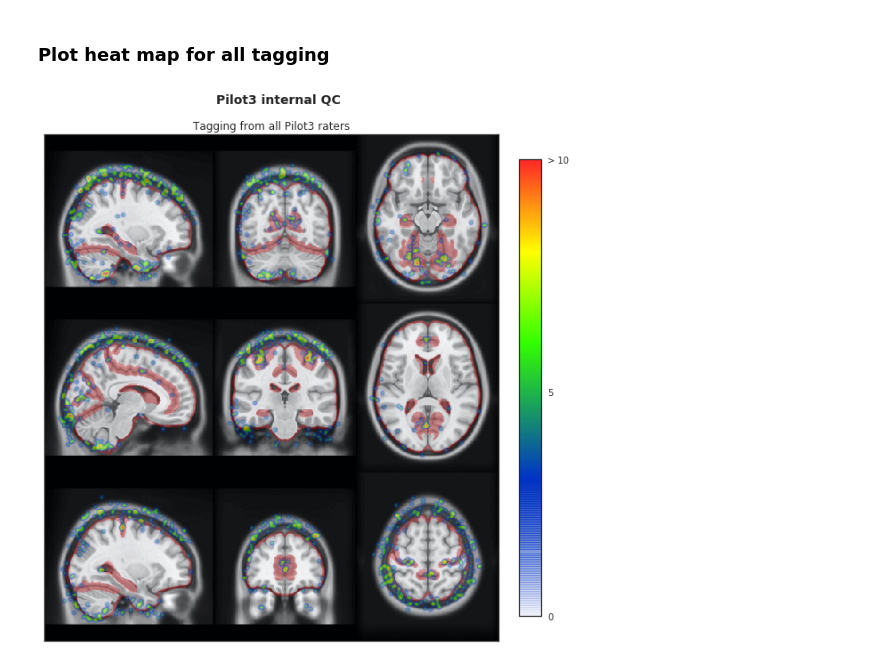
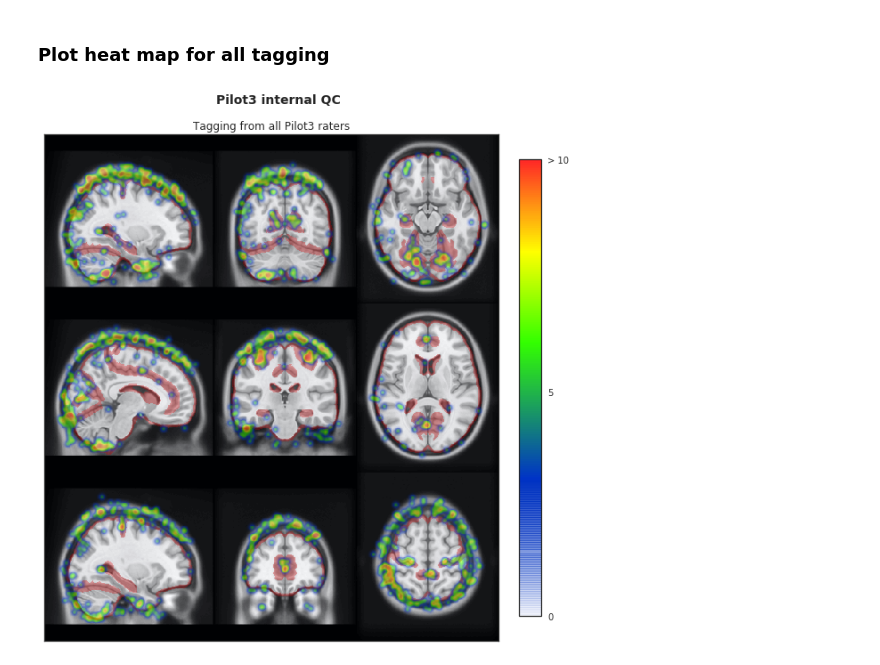
Before and after one commit to SIMEXP/brain_match, a Jupyter notebook: notebooks/Pilot3_internal_QC_results.ipynb, the cells around one changed output. Saved outputs shown, nothing was run; the diff lists cells and outputs as text; code cells hidden in the pictures.

```diff
--- a/notebooks/Pilot3_internal_QC_results.ipynb
+++ b/notebooks/Pilot3_internal_QC_results.ipynb
@@ -492,32 +507,32 @@ patches=list()
 for ind, row in df_ids_imgnm.iterrows():
     out_tmp = out_tag[out_tag['ID'] == row.ID]
     patches.append([(row.x,row.y) for ind,row in out_tmp.iterrows()])
 
 patches = [x for x in sum(patches,[]) if str(x[0]) != 'nan']
 
 # plot heat map on the template
 f, axes = plt.subplots(1, 1,figsize = (10,14))
 f.subplots_adjust(hspace= .8)
 f.suptitle('Pilot3 internal QC',x=0.49,y=.83, fontsize=14, fontweight='bold')
 
 img = Image.open('../data/Misc/template_stereotaxic_v2.png')
 axes.set_title('Tagging from all Pilot3 raters')
 
 heatmapper = Heatmapper(opacity=0.5,
-                        point_diameter=10,
+                        point_diameter=15,
                         point_strength = 0.5,
                         colours=a)
 heatmap= heatmapper.heatmap_on_img(patches, img)
 
 im = axes.imshow(heatmap,cmap=coll_r)
 axes.set_yticklabels([])
 axes.set_xticklabels([])
 
 cbar = plt.colorbar(im, orientation='vertical', ticks=[0, 125, 255],fraction=0.046, pad=0.04,ax=axes)
 cbar.ax.set_yticklabels(['0', '5', '> 10'])
 
 img.close()
 heatmap.close()
 f.savefig('../reports/figures/Pilot3_qc_heatmap_tags.svg')
 # %% [output]
-[figure, old version]
+[figure, new version]
```
Also changed, not shown: parts of 7 cells of this notebook, 29 other files.
